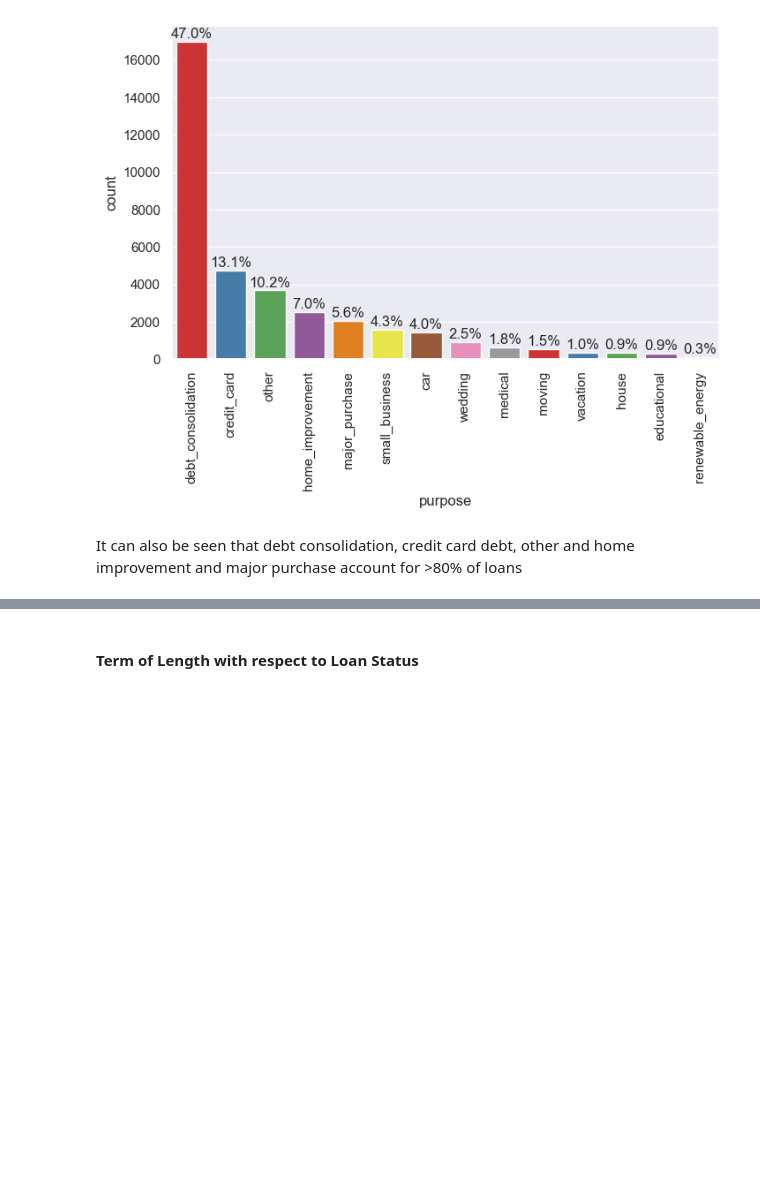
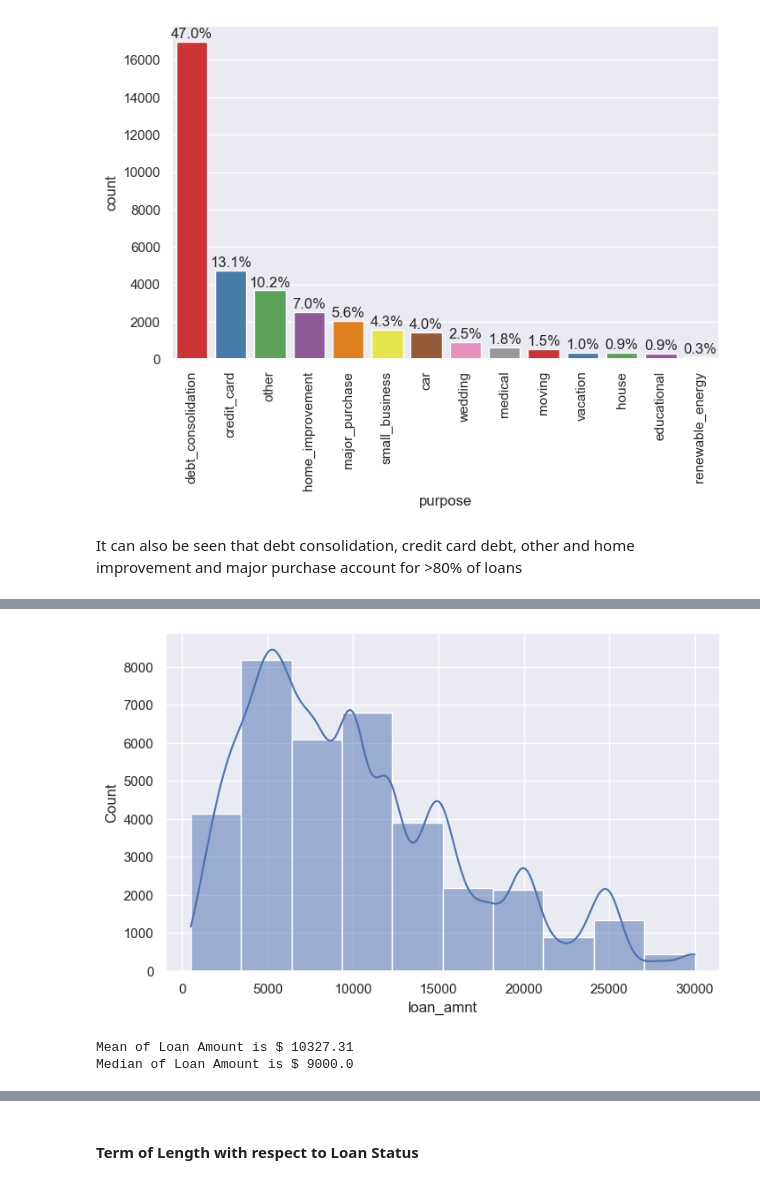
Before and after one commit to mickyals/lending_club_EDA, a Jupyter notebook: Mickell_Als.ipynb, the cells around one changed output, grey strips where cells are left out. Drawn from its saved outputs; the diff is of its cells as text; code cells hidden in the pictures; blank space fills up the shorter version.

```diff
--- a/Mickell_Als.ipynb
+++ b/Mickell_Als.ipynb
@@ -746,0 +759,13 @@ It can also be seen that debt consolidation, credit card debt, other and home im
+# %%
+#distribution of loan amounts
+# distribution of income
+sns.histplot(loan['loan_amnt'], bins=10, kde=True)
+plt.show()
+# %% [output]
+[figure, added]
+# %%
+print("Mean of Loan Amount is $",round(loan['loan_amnt'].mean(),2))
+print("Median of Loan Amount is $",loan['loan_amnt'].median())
+# %% [output]
+Mean of Loan Amount is $ 10327.31
+Median of Loan Amount is $ 9000.0
```
Also changed, not shown: parts of 155 cells of this notebook, 1 other file.
